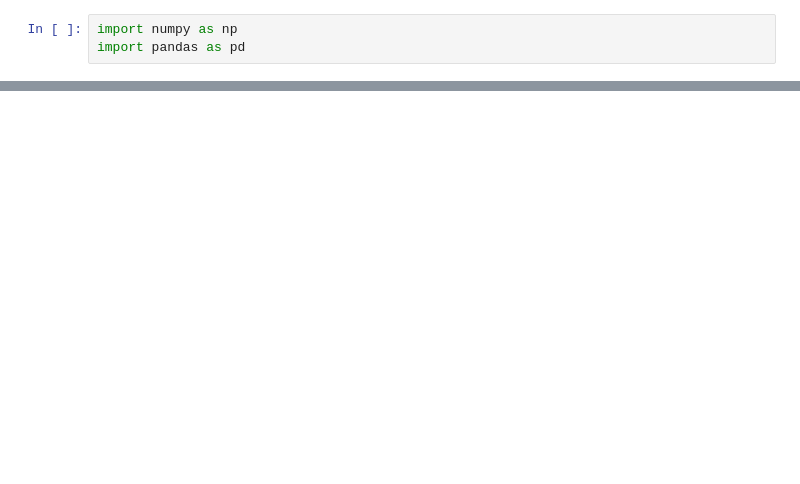
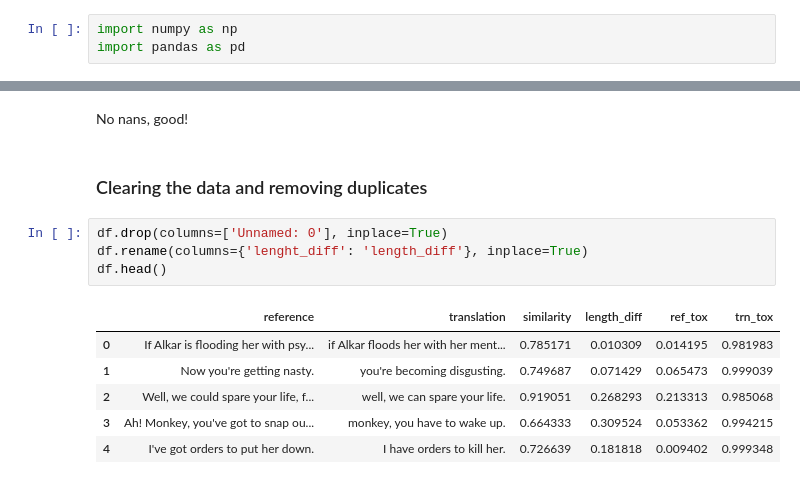
Before and after one commit to rootint/text-detoxification, a Jupyter notebook: notebooks/data_exploration.ipynb, the cells around one changed output, grey strips where cells are left out. Cells and saved outputs as stored; diff of their text form; blank space fills up the shorter version.

Commit message:
Preprocess the data

```diff
--- a/notebooks/data_exploration.ipynb
+++ b/notebooks/data_exploration.ipynb
@@ -21,0 +18,15 @@ df
+# %% [markdown]
+No nans, good!
+# %% [markdown]
+### Clearing the data and removing duplicates
+# %%
+df.drop(columns=['Unnamed: 0'], inplace=True)
+df.rename(columns={'lenght_diff': 'length_diff'}, inplace=True)
+df.head()
+# %% [output]
+|  | reference | translation | similarity | length_diff | ref_tox | trn_tox |
+| 0 | If Alkar is flooding her with psy... | if Alkar floods her with her ment... | 0.785171 | 0.010309 | 0.014195 | 0.981983 |
+| 1 | Now you're getting nasty. | you're becoming disgusting. | 0.749687 | 0.071429 | 0.065473 | 0.999039 |
+| 2 | Well, we could spare your life, f... | well, we can spare your life. | 0.919051 | 0.268293 | 0.213313 | 0.985068 |
+| 3 | Ah! Monkey, you've got to snap ou... | monkey, you have to wake up. | 0.664333 | 0.309524 | 0.053362 | 0.994215 |
+| 4 | I've got orders to put her down. | I have orders to kill her. | 0.726639 | 0.181818 | 0.009402 | 0.999348 |
```
Also changed, not shown: parts of 19 cells of this notebook, 1 other file.
